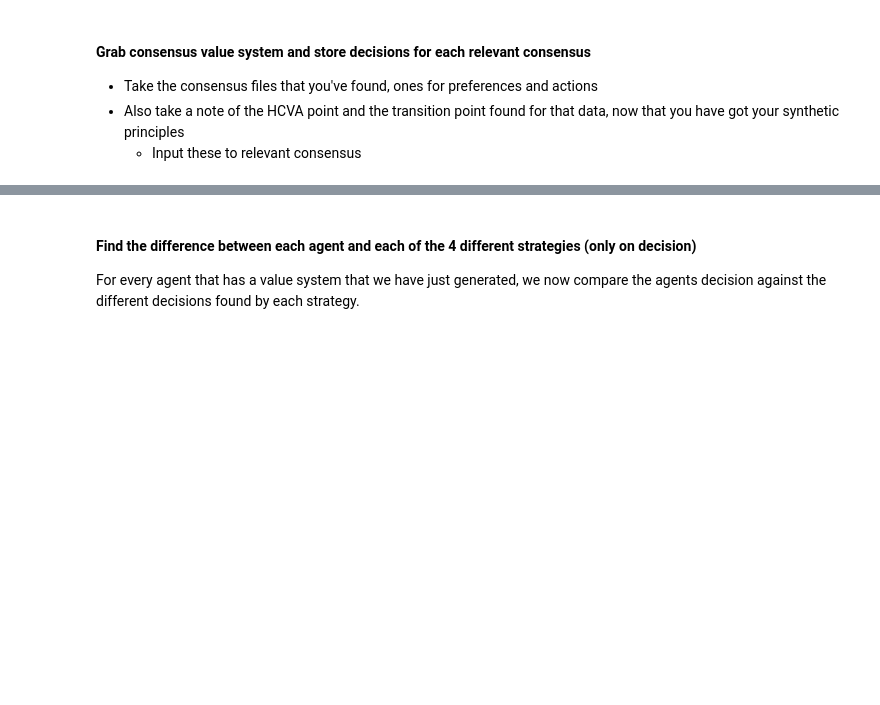
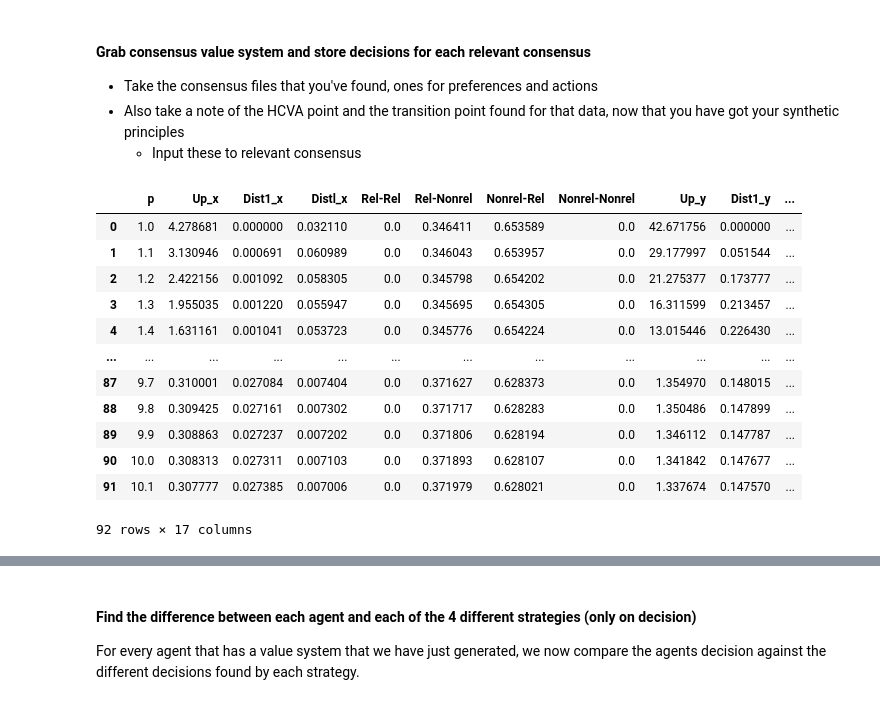
Before and after one commit to JosephTrevorrow/ValueSystemsAggregation, a Jupyter notebook: process_data/generate_synthetic_principles_and_decisions.ipynb, the cells around one changed output, grey strips where cells are left out. Drawn from its saved outputs; the diff is of its cells as text; code cells hidden in the pictures; blank space fills up the shorter version.

Commit message:
Data Analysis of ranks, small cleanup and reordering of repo

```diff
--- a/process_data/generate_synthetic_principles_and_decisions.ipynb
+++ b/process_data/generate_synthetic_principles_and_decisions.ipynb
@@ -157,30 +169,44 @@ plt.show()
     - Input these to relevant consensus
 # %%
 #####
-# 1.0 = Utilitarian, 1.3 = Transition point, 2.0 = HCVA, 10.0 = Egalitarian
+# 1.0 = Utilitarian, 1.4 = Transition point, 2.1 = HCVA, 10.0 = Egalitarian
 ###
 relevent_consensuses =  [1.0, 1.4, 2.1, 10.0]
 #relevent_consensuses = [round(x * 0.1, 1) for x in range(10, 101)]
 relevent_columns = ['p','Rel-Nonrel', 'Nonrel-Rel', 'Rel_div_p', 'Nonrel_div_p', 'Egal-Util', 'Util-Egal']
 
 
-actions_filename = "/home/ia23938/Documents/GitHub/ValueSystemsAggregation/14-11-results-factor-2.5-5.0.csv"
-preference_filename = "/home/ia23938/Documents/GitHub/ValueSystemsAggregation/14-11-results-factor-2.5-5.0-prefs.csv"
+actions_filename = "/home/ia23938/Documents/GitHub/ValueSystemsAggregation/data/ess_example_data/results/14-11-results-factor-2.5-5.0.csv"
+preference_filename = '/home/ia23938/Documents/GitHub/ValueSystemsAggregation/data/ess_example_data/results/14-11-results-factor-2.5-5.0-prefs.csv'
 
 final_df_savename = "/home/ia23938/Documents/GitHub/ValueSystemsAggregation/data/ess_example_data/14-11-ess-relevant-consensus.csv"
 
 pref_df = pd.read_csv(preference_filename)
 act_df = pd.read_csv(actions_filename)
 cons_df = pd.merge(pref_df, act_df, on='p')
 cons_df['p'] = cons_df['p'].round(1)
 
 # for each row, find the corresponding Util-Egal and Egal-Util values (where P=1.0 has Util-Egal=1.0 and Egal-Util=0.0, and P=10.0 has Util-Egal=0.0 and Egal-Util=1.0)
 for index, row in cons_df.iterrows():
     cons_df.at[index, 'Egal-Util'] = (row['p'] - 1) / 9
     cons_df.at[index, 'Util-Egal'] = 1 - cons_df.at[index, 'Egal-Util']
 
 
 cons_df
+# %% [output]
+|  | p | Up_x | Dist1_x | Distl_x | Rel-Rel | Rel-Nonrel | Nonrel-Rel | Nonrel-Nonrel | Up_y | Dist1_y | ... |
+| 0 | 1.0 | 4.278681 | 0.000000 | 0.032110 | 0.0 | 0.346411 | 0.653589 | 0.0 | 42.671756 | 0.000000 | ... |
+| 1 | 1.1 | 3.130946 | 0.000691 | 0.060989 | 0.0 | 0.346043 | 0.653957 | 0.0 | 29.177997 | 0.051544 | ... |
+| 2 | 1.2 | 2.422156 | 0.001092 | 0.058305 | 0.0 | 0.345798 | 0.654202 | 0.0 | 21.275377 | 0.173777 | ... |
+| 3 | 1.3 | 1.955035 | 0.001220 | 0.055947 | 0.0 | 0.345695 | 0.654305 | 0.0 | 16.311599 | 0.213457 | ... |
+| 4 | 1.4 | 1.631161 | 0.001041 | 0.053723 | 0.0 | 0.345776 | 0.654224 | 0.0 | 13.015446 | 0.226430 | ... |
+| ... | ... | ... | ... | ... | ... | ... | ... | ... | ... | ... | ... |
+| 87 | 9.7 | 0.310001 | 0.027084 | 0.007404 | 0.0 | 0.371627 | 0.628373 | 0.0 | 1.354970 | 0.148015 | ... |
+| 88 | 9.8 | 0.309425 | 0.027161 | 0.007302 | 0.0 | 0.371717 | 0.628283 | 0.0 | 1.350486 | 0.147899 | ... |
+| 89 | 9.9 | 0.308863 | 0.027237 | 0.007202 | 0.0 | 0.371806 | 0.628194 | 0.0 | 1.346112 | 0.147787 | ... |
+| 90 | 10.0 | 0.308313 | 0.027311 | 0.007103 | 0.0 | 0.371893 | 0.628107 | 0.0 | 1.341842 | 0.147677 | ... |
+| 91 | 10.1 | 0.307777 | 0.027385 | 0.007006 | 0.0 | 0.371979 | 0.628021 | 0.0 | 1.337674 | 0.147570 | ... |
+92 rows × 17 columns
 # %%
 final_df = pd.DataFrame()
 for consensus in relevent_consensuses:
```
Also changed, not shown: parts of 7 cells of this notebook, 5 other files.
